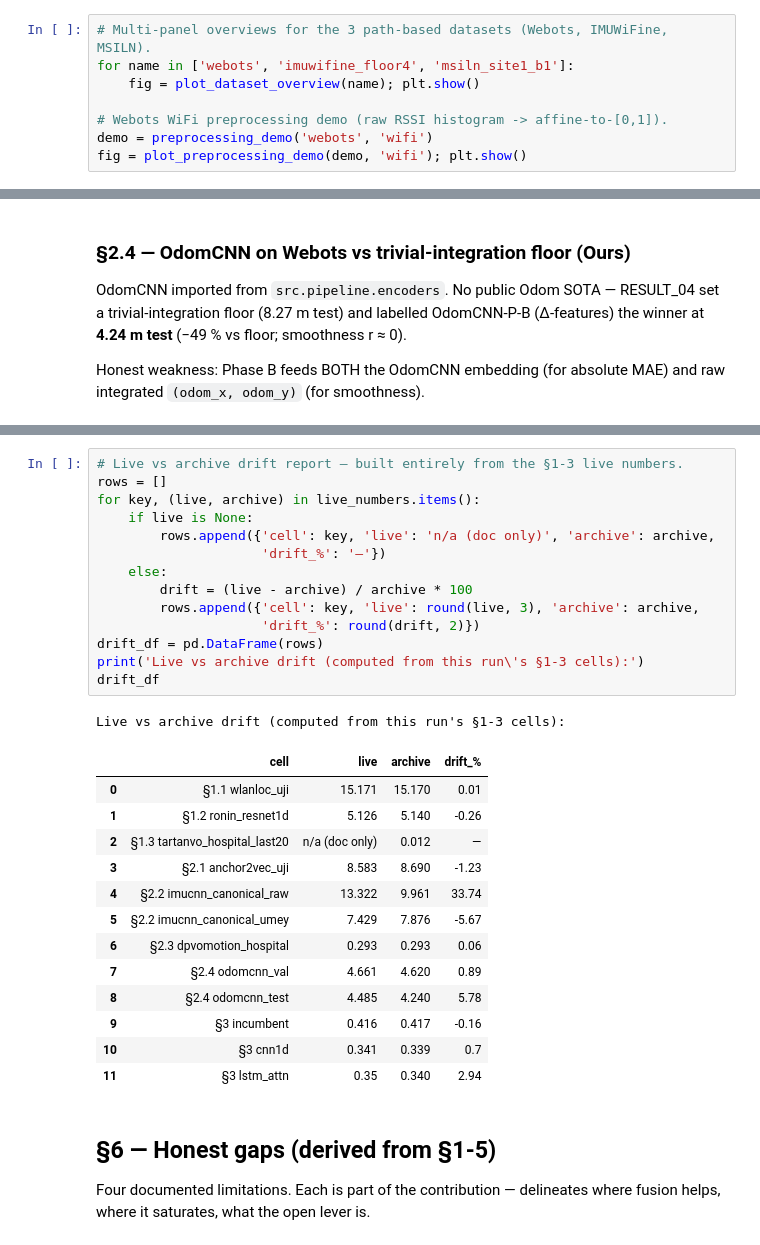
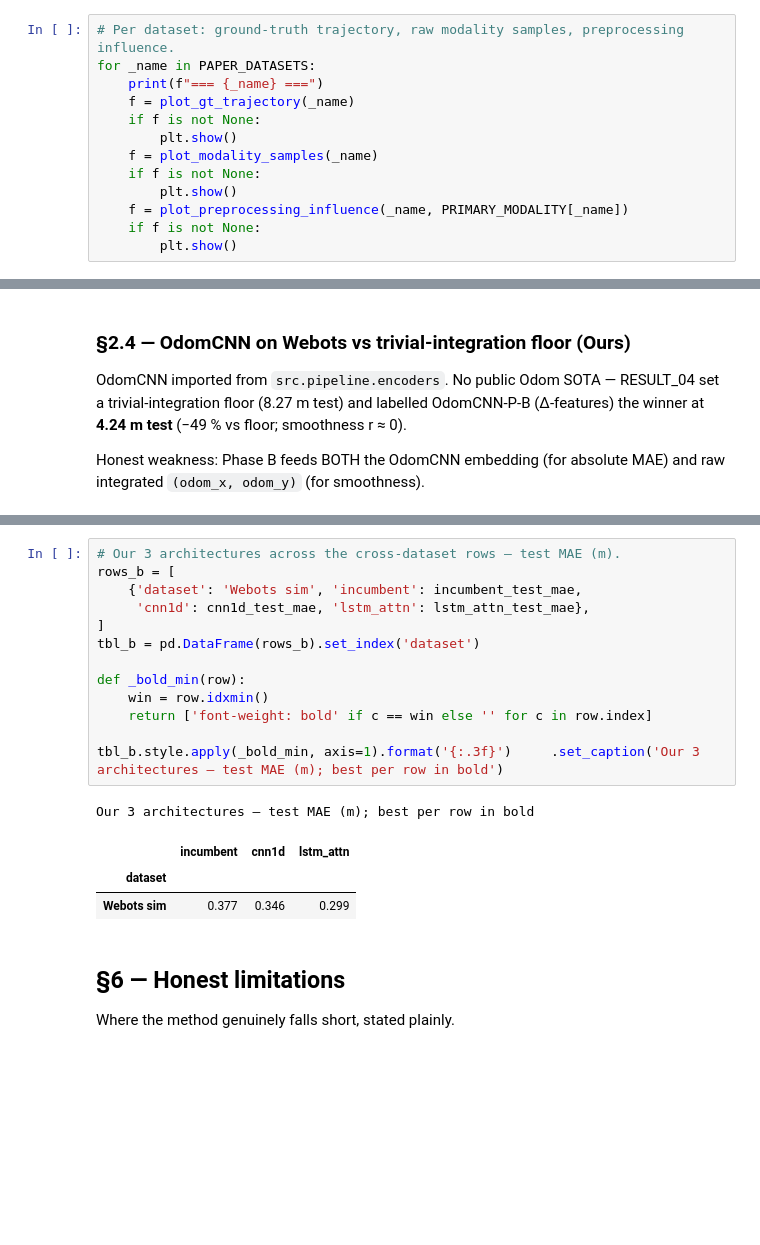
Before and after one commit to moebachar/navlori-fusion, a Jupyter notebook: notebooks/run2_walkthrough.ipynb, the cells around one changed output, grey strips where cells are left out. Cells and saved outputs as stored; diff of their text form; blank space fills up the shorter version.

```diff
--- a/notebooks/run2_walkthrough.ipynb
+++ b/notebooks/run2_walkthrough.ipynb
@@ -119,9 +129,14 @@ for name in ['webots', 'imuwifine_floor4', 'msiln_site1_b1',
 # %%
-# Multi-panel overviews for the 3 path-based datasets (Webots, IMUWiFine, MSILN).
-for name in ['webots', 'imuwifine_floor4', 'msiln_site1_b1']:
-    fig = plot_dataset_overview(name); plt.show()
-
-# Webots WiFi preprocessing demo (raw RSSI histogram -> affine-to-[0,1]).
-demo = preprocessing_demo('webots', 'wifi')
-fig = plot_preprocessing_demo(demo, 'wifi'); plt.show()
+# Per dataset: ground-truth trajectory, raw modality samples, preprocessing influence.
+for _name in PAPER_DATASETS:
+    print(f"=== {_name} ===")
+    f = plot_gt_trajectory(_name)
+    if f is not None:
+        plt.show()
+    f = plot_modality_samples(_name)
+    if f is not None:
+        plt.show()
+    f = plot_preprocessing_influence(_name, PRIMARY_MODALITY[_name])
+    if f is not None:
+        plt.show()
 # %% [output]
@@ -662,34 +533,23 @@ table.to_dataframe()
 # %%
-# Live vs archive drift report — built entirely from the §1-3 live numbers.
-rows = []
-for key, (live, archive) in live_numbers.items():
-    if live is None:
-        rows.append({'cell': key, 'live': 'n/a (doc only)', 'archive': archive,
-                     'drift_%': '—'})
-    else:
-        drift = (live - archive) / archive * 100
-        rows.append({'cell': key, 'live': round(live, 3), 'archive': archive,
-                     'drift_%': round(drift, 2)})
-drift_df = pd.DataFrame(rows)
-print('Live vs archive drift (computed from this run\'s §1-3 cells):')
-drift_df
+# Our 3 architectures across the cross-dataset rows — test MAE (m).
+rows_b = [
+    {'dataset': 'Webots sim', 'incumbent': incumbent_test_mae,
+     'cnn1d': cnn1d_test_mae, 'lstm_attn': lstm_attn_test_mae},
+]
+tbl_b = pd.DataFrame(rows_b).set_index('dataset')
+
+def _bold_min(row):
+    win = row.idxmin()
+    return ['font-weight: bold' if c == win else '' for c in row.index]
+
+tbl_b.style.apply(_bold_min, axis=1).format('{:.3f}')     .set_caption('Our 3 architectures — test MAE (m); best per row in bold')
 # %% [output]
-Live vs archive drift (computed from this run's §1-3 cells):
+Our 3 architectures — test MAE (m); best per row in bold
-|  | cell | live | archive | drift_% |
-| 0 | §1.1 wlanloc_uji | 15.171 | 15.170 | 0.01 |
-| 1 | §1.2 ronin_resnet1d | 5.126 | 5.140 | -0.26 |
-| 2 | §1.3 tartanvo_hospital_last20 | n/a (doc only) | 0.012 | — |
-| 3 | §2.1 anchor2vec_uji | 8.583 | 8.690 | -1.23 |
-| 4 | §2.2 imucnn_canonical_raw | 13.322 | 9.961 | 33.74 |
-| 5 | §2.2 imucnn_canonical_umey | 7.429 | 7.876 | -5.67 |
-| 6 | §2.3 dpvomotion_hospital | 0.293 | 0.293 | 0.06 |
-| 7 | §2.4 odomcnn_val | 4.661 | 4.620 | 0.89 |
-| 8 | §2.4 odomcnn_test | 4.485 | 4.240 | 5.78 |
-| 9 | §3 incumbent | 0.416 | 0.417 | -0.16 |
-| 10 | §3 cnn1d | 0.341 | 0.339 | 0.7 |
-| 11 | §3 lstm_attn | 0.35 | 0.340 | 2.94 |
+|  | incumbent | cnn1d | lstm_attn |
+| dataset |  |  |  |
+| Webots sim | 0.377 | 0.346 | 0.299 |
 # %% [markdown]
-## §6 — Honest gaps (derived from §1-5)
+## §6 — Honest limitations
 
-Four documented limitations. Each is part of the contribution — delineates where fusion helps, where it saturates, what the open lever is.
+Where the method genuinely falls short, stated plainly.
 # %%
```
Also changed, not shown: parts of 29 cells of this notebook, 6 other files.
